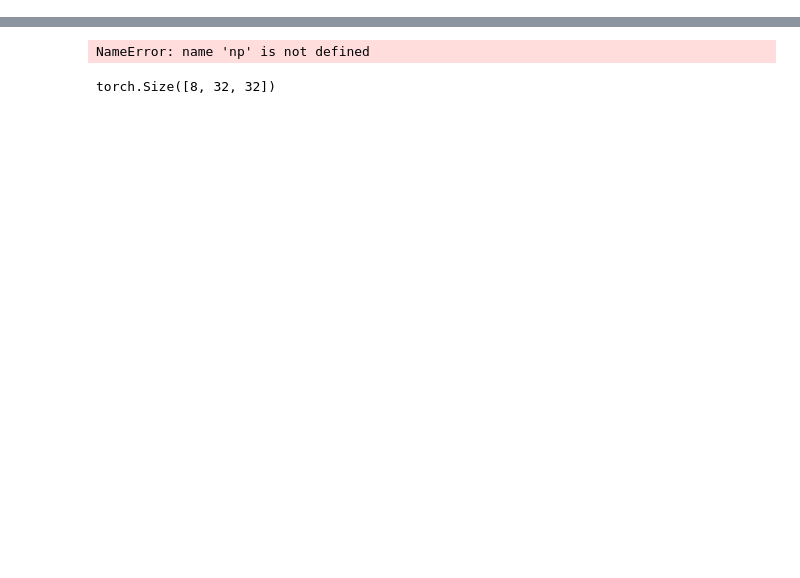
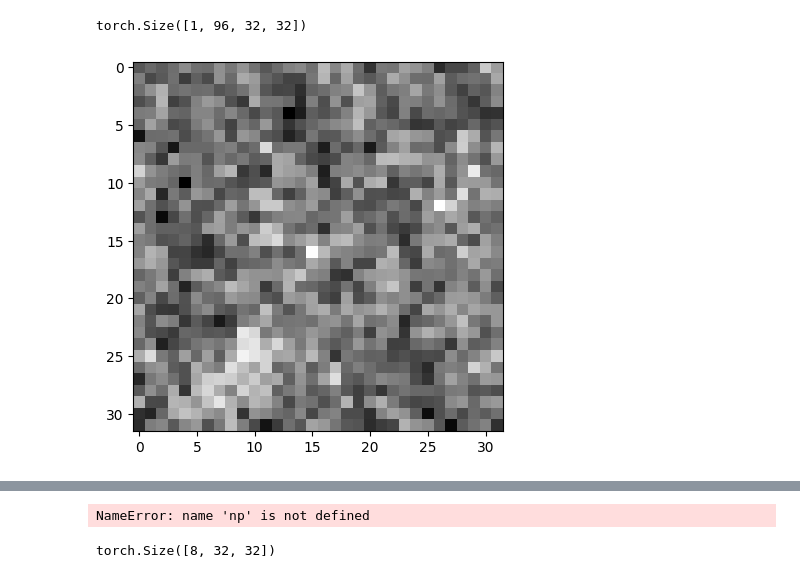
Before and after one commit to somamizobuchi/eye-movement-net, a Jupyter notebook: test_whitening.ipynb, the cells around one changed output, grey strips where cells are left out. Drawn from its saved outputs; the diff is of its cells as text; code cells hidden in the pictures; blank space fills up the shorter version.

```diff
--- a/test_whitening.ipynb
+++ b/test_whitening.ipynb
@@ -0,0 +9,11 @@
+# %%
+dataset = PinkNoise3Dataset(n_spatial=32, n_temporal=96, fs=1000)
+dataloader = DataLoader(dataset, batch_size=1, shuffle=True)
+
+data = next(iter(dataloader))
+print(data.shape)
+
+implay(data[0].numpy().transpose(1, 2, 0))
+# %% [output]
+torch.Size([1, 96, 32, 32])
+[figure, added]
```
Also changed, not shown: parts of 5 cells of this notebook, 11 other files.
